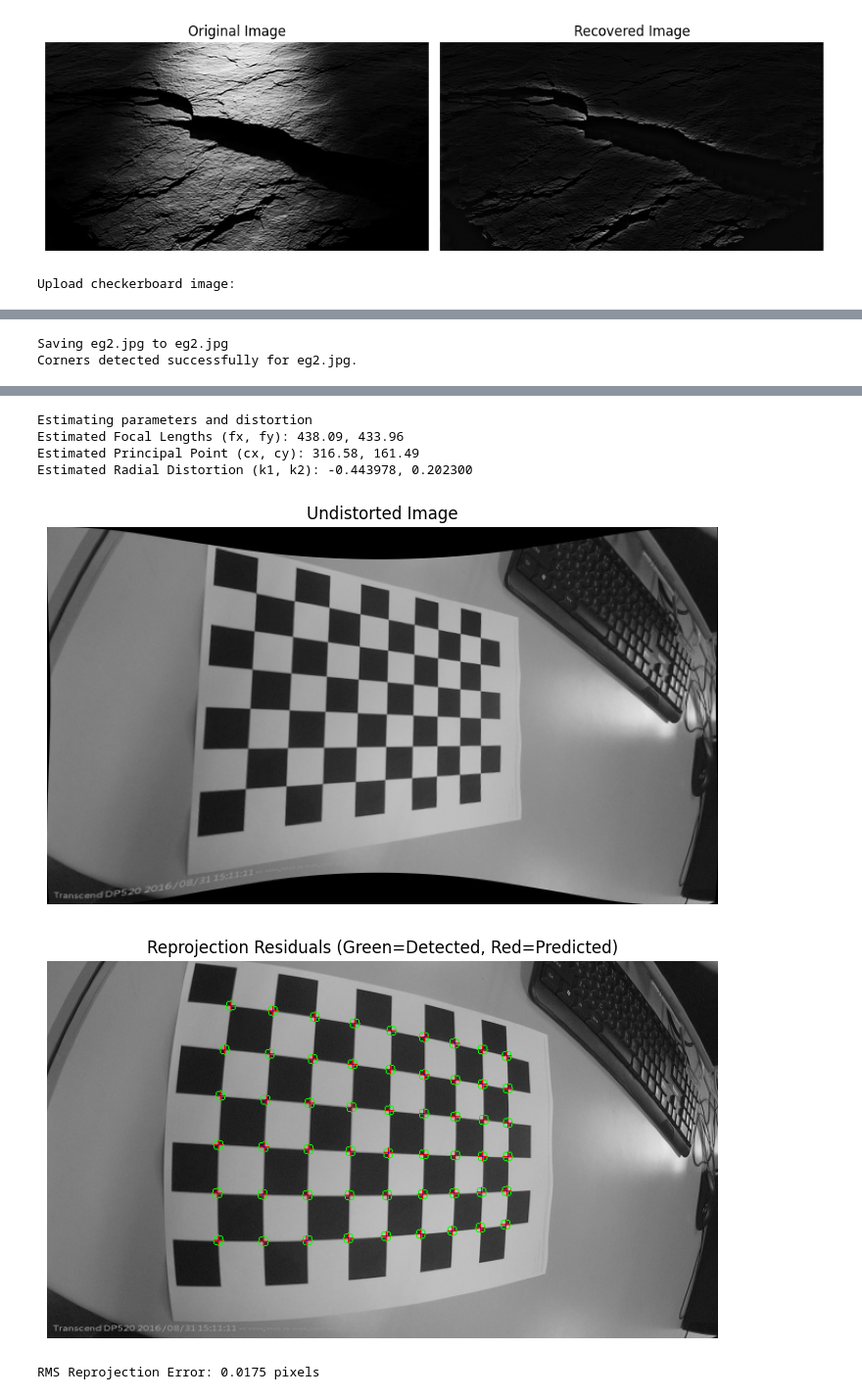
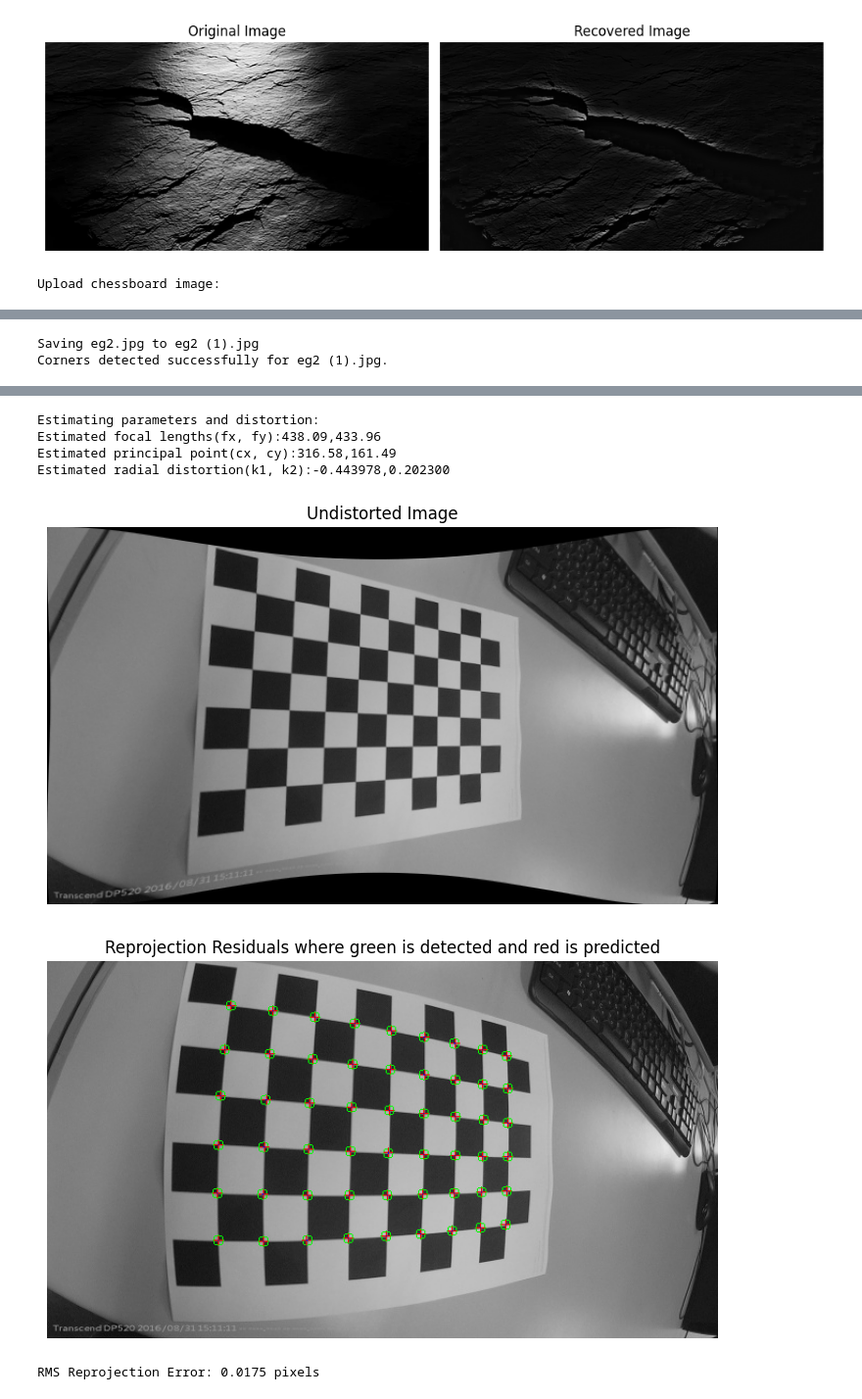
Before and after one commit to Nikhil4002-50-82/IIT-Assignment, a Jupyter notebook: iit.ipynb, the cells around one changed output, grey strips where cells are left out. Shown at 98% size. Drawn from its saved outputs; the diff is of its cells as text; code cells hidden in the pictures.

```diff
--- a/iit.ipynb
+++ b/iit.ipynb
@@ -72,83 +72,83 @@ import io
 
 checkerboardSize = (6, 9)
 squareSizeMm = 20.0
-criteria = (cv2.TERM_CRITERIA_EPS + cv2.TERM_CRITERIA_MAX_ITER, 30, 0.001)
-objectPointsTemplate = np.zeros((checkerboardSize[0] * checkerboardSize[1], 3), np.float32)
-objectPointsTemplate[:, :2] = np.mgrid[0:checkerboardSize[0], 0:checkerboardSize[1]].T.reshape(-1, 2) * squareSizeMm
+criteria =(cv2.TERM_CRITERIA_EPS+cv2.TERM_CRITERIA_MAX_ITER,30,0.001)
+objectPointsTemplate = np.zeros((checkerboardSize[0]*checkerboardSize[1],3),np.float32)
+objectPointsTemplate[:,:2] =np.mgrid[0:checkerboardSize[0],0:checkerboardSize[1]].T.reshape(-1, 2)*squareSizeMm
 objectPoints = [objectPointsTemplate]
 imagePoints = []
-print("Upload checkerboard image:")
-uploadedFiles = files.upload()
+print("Upload chessboard image:")
+uploadedFiles =files.upload()
 if uploadedFiles:
-    fileName = next(iter(uploadedFiles))
+    fileName= next(iter(uploadedFiles))
     imageData = uploadedFiles[fileName]
     imageStream = io.BytesIO(imageData)
-    imagePIL = Image.open(imageStream).convert('RGB')
-    imageBgr = cv2.cvtColor(np.array(imagePIL), cv2.COLOR_RGB2BGR)
+    imagePIL= Image.open(imageStream).convert('RGB')
+    imageBgr =cv2.cvtColor(np.array(imagePIL), cv2.COLOR_RGB2BGR)
     grayImage = cv2.cvtColor(imageBgr, cv2.COLOR_BGR2GRAY)
     height, width = grayImage.shape[:2]
-    foundCorners, corners = cv2.findChessboardCorners(grayImage, checkerboardSize, None)
+    foundCorners,corners = cv2.findChessboardCorners(grayImage,checkerboardSize,None)
     if foundCorners:
         print(f"Corners detected successfully for {fileName}.")
-        refinedCorners = cv2.cornerSubPix(grayImage, corners, (11, 11), (-1, -1), criteria)
+        refinedCorners = cv2.cornerSubPix(grayImage,corners,(11, 11),(-1, -1),criteria)
         imagePoints.append(refinedCorners)
-        drawnImage = cv2.drawChessboardCorners(imageBgr.copy(), checkerboardSize, refinedCorners, foundCorners)
+        drawnImage = cv2.drawChessboardCorners(imageBgr.copy(),checkerboardSize,refinedCorners,foundCorners)
         plt.figure(figsize=(10, 5))
-        plt.imshow(cv2.cvtColor(drawnImage, cv2.COLOR_BGR2RGB))
-        plt.title('Detected Grid Corners')
+        plt.imshow(cv2.cvtColor(drawnImage,cv2.COLOR_BGR2RGB))
+        plt.title('Detected grid corners')
         plt.axis('off')
         plt.show()
-        print("Estimating parameters and distortion")
+        print("Estimating parameters and distortion:")
         success, cameraMatrix, distCoeffs, rvecs, tvecs = cv2.calibrateCamera(
             objectPoints,
             imagePoints,
             (width, height),
             None,
             None,
             flags=cv2.CALIB_FIX_K3 + cv2.CALIB_ZERO_TANGENT_DIST
         )
         k1, k2 = distCoeffs[0][0], distCoeffs[0][1]
-        print(f"Estimated Focal Lengths (fx, fy): {cameraMatrix[0,0]:.2f}, {cameraMatrix[1,1]:.2f}")
-        print(f"Estimated Principal Point (cx, cy): {cameraMatrix[0,2]:.2f}, {cameraMatrix[1,2]:.2f}")
-        print(f"Estimated Radial Distortion (k1, k2): {k1:.6f}, {k2:.6f}")
-        newCameraMatrix, roi = cv2.getOptimalNewCameraMatrix(cameraMatrix, distCoeffs, (width, height), 1, (width, height))
-        undistortedImage = cv2.undistort(imageBgr, cameraMatrix, distCoeffs, None, newCameraMatrix)
+        print(f"Estimated focal lengths(fx, fy):{cameraMatrix[0,0]:.2f},{cameraMatrix[1,1]:.2f}")
+        print(f"Estimated principal point(cx, cy):{cameraMatrix[0,2]:.2f},{cameraMatrix[1,2]:.2f}")
+        print(f"Estimated radial distortion(k1, k2):{k1:.6f},{k2:.6f}")
+        newCameraMatrix, roi = cv2.getOptimalNewCameraMatrix(cameraMatrix,distCoeffs,(width, height),1,(width, height))
+        undistortedImage = cv2.undistort(imageBgr,cameraMatrix,distCoeffs,None,newCameraMatrix)
         plt.figure(figsize=(10, 5))
         plt.imshow(cv2.cvtColor(undistortedImage, cv2.COLOR_BGR2RGB))
         plt.title('Undistorted Image')
         plt.axis('off')
         plt.show()
-        reprojectedPoints, _ = cv2.projectPoints(objectPointsTemplate, rvecs[0], tvecs[0], cameraMatrix, distCoeffs)
+        reprojectedPoints, _ = cv2.projectPoints(objectPointsTemplate,rvecs[0],tvecs[0],cameraMatrix,distCoeffs)
         reprojectedPoints = reprojectedPoints.reshape(-1, 2)
         reprojectionError = cv2.norm(refinedCorners.reshape(-1, 2), reprojectedPoints, cv2.NORM_L2) / len(reprojectedPoints)
         residualImage = imageBgr.copy()
-        for detected, predicted in zip(refinedCorners.reshape(-1, 2), reprojectedPoints):
-            cv2.circle(residualImage, (int(detected[0]), int(detected[1])), 5, (0, 255, 0), 1)
-            cv2.drawMarker(residualImage, (int(predicted[0]), int(predicted[1])), (0, 0, 255), cv2.MARKER_CROSS, 8, 1)
-            cv2.line(residualImage, (int(detected[0]), int(detected[1])), (int(predicted[0]), int(predicted[1])), (255, 0, 0), 1)
+        for detected, predicted in zip(refinedCorners.reshape(-1, 2),reprojectedPoints):
+            cv2.circle(residualImage, (int(detected[0]),int(detected[1])),5, (0, 255, 0), 1)
+            cv2.drawMarker(residualImage, (int(predicted[0]),int(predicted[1])), (0, 0, 255),cv2.MARKER_CROSS, 8, 1)
+            cv2.line(residualImage, (int(detected[0]),int(detected[1])),(int(predicted[0]),int(predicted[1])), (255, 0, 0), 1)
 
         plt.figure(figsize=(10, 5))
         plt.imshow(cv2.cvtColor(residualImage, cv2.COLOR_BGR2RGB))
-        plt.title('Reprojection Residuals (Green=Detected, Red=Predicted)')
+        plt.title('Reprojection Residuals where green is detected and red is predicted')
         plt.axis('off')
         plt.show()
         print(f"RMS Reprojection Error: {reprojectionError:.4f} pixels")
     else:
-        print(f"Could not detect a {checkerboardSize[0]}x{checkerboardSize[1]} grid. Please check parameters and re-upload.")
+        print(f"could not detect a {checkerboardSize[0]}x{checkerboardSize[1]} grid")
 else:
-    print("Image Upload Failed. Please try again.")
+    print("image upload failed")
 # %% [output]
-Upload checkerboard image:
+Upload chessboard image:
 [interactive output not drawn]
-Saving eg2.jpg to eg2.jpg
-Corners detected successfully for eg2.jpg.
+Saving eg2.jpg to eg2 (1).jpg
+Corners detected successfully for eg2 (1).jpg.
 [figure]
-Estimating parameters and distortion
-Estimated Focal Lengths (fx, fy): 438.09, 433.96
-Estimated Principal Point (cx, cy): 316.58, 161.49
-Estimated Radial Distortion (k1, k2): -0.443978, 0.202300
+Estimating parameters and distortion:
+Estimated focal lengths(fx, fy):438.09,433.96
+Estimated principal point(cx, cy):316.58,161.49
+Estimated radial distortion(k1, k2):-0.443978,0.202300
 [figure]
-[figure, old version]
+[figure, new version]
 RMS Reprojection Error: 0.0175 pixels
 # %%
 #I trained a simple seq2seq transliteration model using PyTorch.
```
Also changed, not shown: parts of 2 cells of this notebook.
